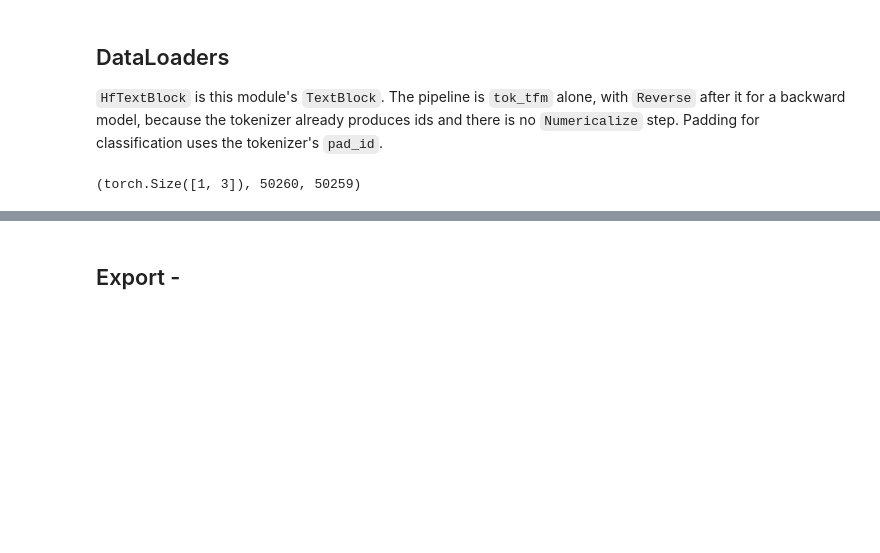
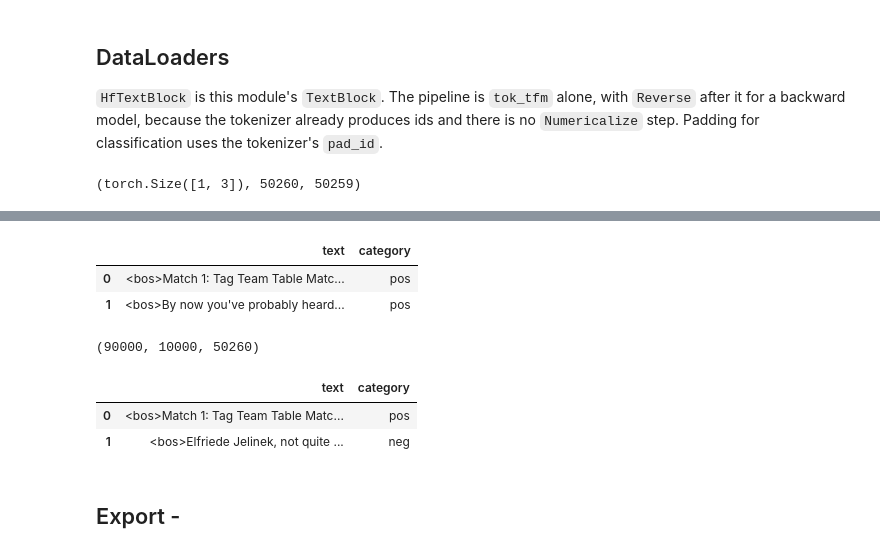
Before and after one commit to dienhoa/fastai, a Jupyter notebook: nbs/36_text.tokenizer.ipynb, the cells around one changed output, grey strips where cells are left out. Saved outputs shown, nothing was run; the diff lists cells and outputs as text; code cells hidden in the pictures; blank space fills up the shorter version.

```diff
--- a/nbs/36_text.tokenizer.ipynb
+++ b/nbs/36_text.tokenizer.ipynb
@@ -274,3 +368,25 @@ unta San Telmo . Later that day , the tropical storm warning was upgraded to a h
+# %%
+#| eval: false
+dls = TextDataLoadersNew.from_folder(path, valid='test', bs=8)
+dls.show_batch(max_n=2)
+# %% [output]
+|  | text | category |
+| 0 | <bos>Match 1: Tag Team Table Matc... | pos |
+| 1 | <bos>By now you've probably heard... | pos |
+# %%
+#| eval: false
+dls_lm = TextDataLoadersNew.from_folder(path, is_lm=True, valid_pct=0.1, seed=42, folders=['train', 'test', 'unsup'], bs=64)
+len(dls_lm.train_ds), len(dls_lm.valid_ds), len(dls_lm.vocab)
+# %% [output]
+(90000, 10000, 50260)
+# %%
+#| eval: false
+dls = TextDataLoadersNew.from_folder(path, valid='test', bs=8)
+dls.show_batch(max_n=2)
+# %% [output]
+|  | text | category |
+| 0 | <bos>Match 1: Tag Team Table Matc... | pos |
+| 1 | <bos>Elfriede Jelinek, not quite ... | neg |
 # %% [markdown]
 ## Export -
 # %%
```
Also changed, not shown: parts of 20 cells of this notebook, 4 other files.
